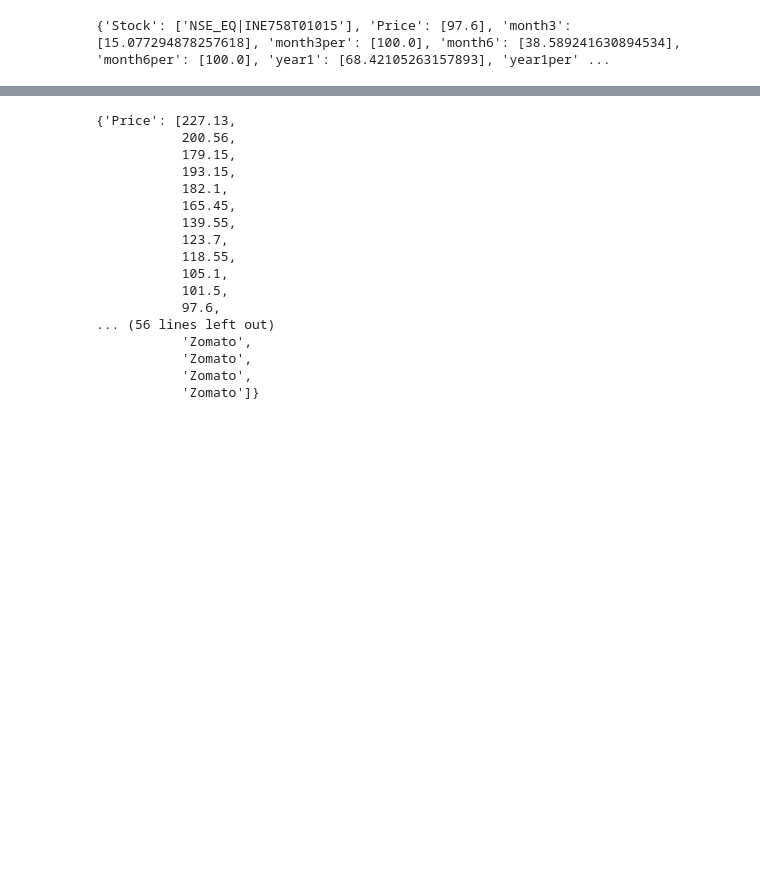
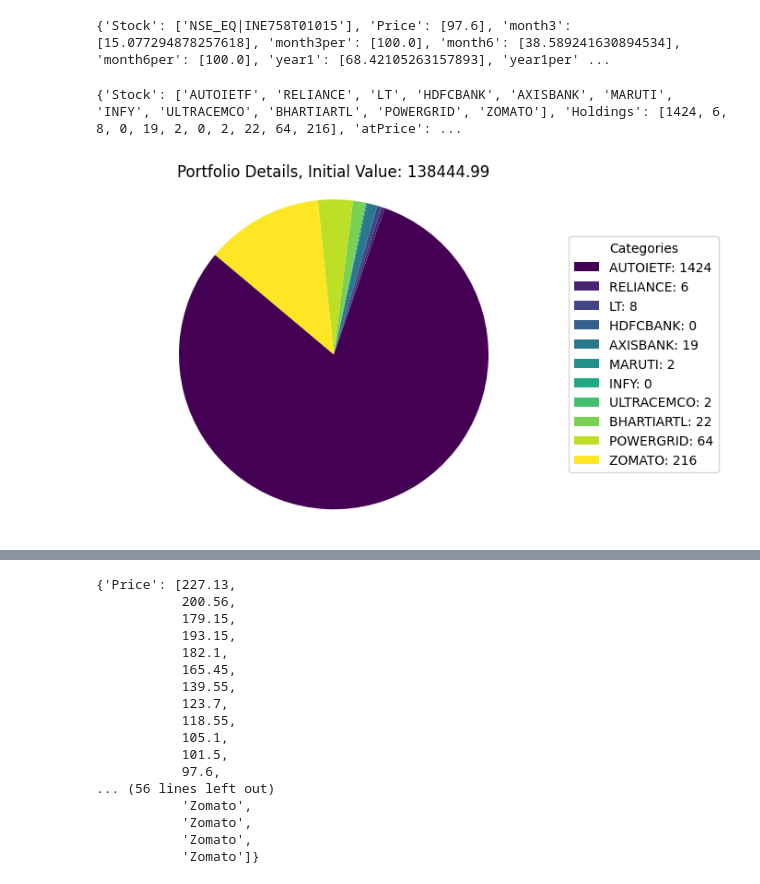
Before and after one commit to Farenhytee/Algorithmic-Trading, a Jupyter notebook: trading.ipynb, the cells around one changed output, grey strips where cells are left out. Saved outputs shown, nothing was run; the diff lists cells and outputs as text; code cells hidden in the pictures; blank space fills up the shorter version.

```diff
--- a/trading.ipynb
+++ b/trading.ipynb
@@ -574,2 +552,0 @@ class strategy:
-# %%
-def backtest():
@@ -575,0 +663,8 @@ def backtest():
+# %%
+test = backtest(datetime.now()-timedelta(days=600))
+# %%
+print(test.old_portfolio)
+test.old_graph()
+# %% [output]
+{'Stock': ['AUTOIETF', 'RELIANCE', 'LT', 'HDFCBANK', 'AXISBANK', 'MARUTI', 'INFY', 'ULTRACEMCO', 'BHARTIARTL', 'POWERGRID', 'ZOMATO'], 'Holdings': [1424, 6, 8, 0, 19, 2, 0, 2, 22, 64, 216], 'atPrice': ...
+[figure, added]
```
Also changed, not shown: parts of 17 cells of this notebook.
